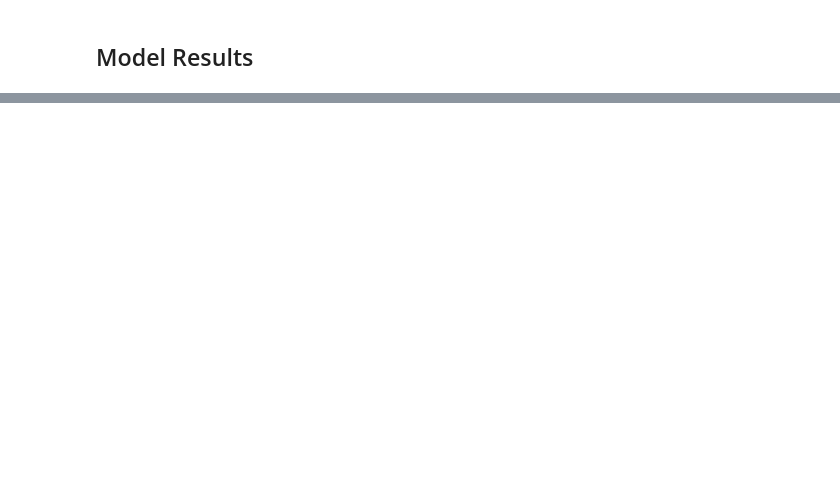
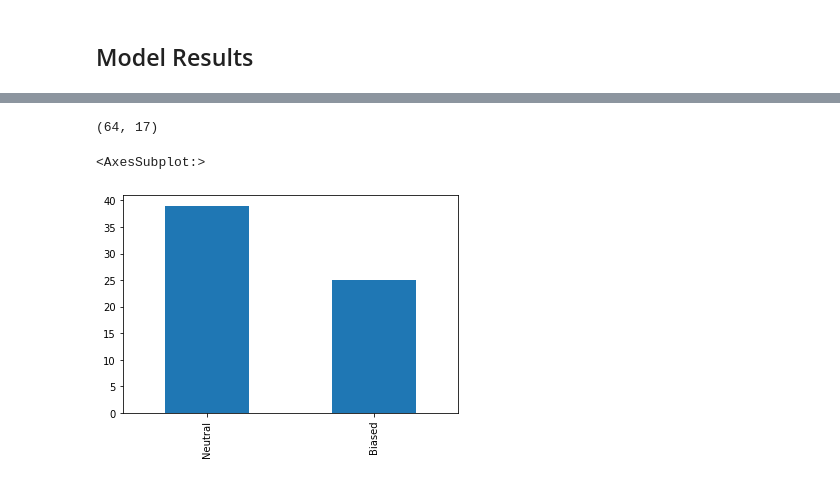
Before and after one commit to AshQTan/W266_Project, a Jupyter notebook: ModelComparison.ipynb, the cells around one changed output, grey strips where cells are left out. Drawn from its saved outputs; the diff is of its cells as text; code cells hidden in the pictures; blank space fills up the shorter version.

```diff
--- a/ModelComparison.ipynb
+++ b/ModelComparison.ipynb
@@ -560,0 +414,15 @@ tf.keras.backend.clear_session()
+# %%
+def findcommonlabel(predictionlist):
+    labellist = []
+    for i in range(len(predictionlist[1])):
+        allin = True
+        labeli = predictionlist[0][i]
+        for ii in range(len(predictionlist)):
+            if predictionlist[ii][i] !=labeli:
+                allin = False
+        if allin == True:
+            labellist.append(i)
+    return labellist
+# %%
+commonpred = findcommonlabel(predictions)
+len(commonpred)
@@ -560,0 +431,3 @@ tf.keras.backend.clear_session()
+# %%
+test_section.reset_index(inplace=True)
+test_section.head()
@@ -560,0 +441,10 @@ tf.keras.backend.clear_session()
+# %%
+commonpreddata = test_section.iloc[commonpred]
+commonpreddata.shape
+# %% [output]
+(64, 17)
+# %%
+commonpreddata["label"].value_counts().plot.bar()
+# %% [output]
+<AxesSubplot:>
+[figure, added]
```
Also changed, not shown: parts of 83 cells of this notebook, 3 other files.
